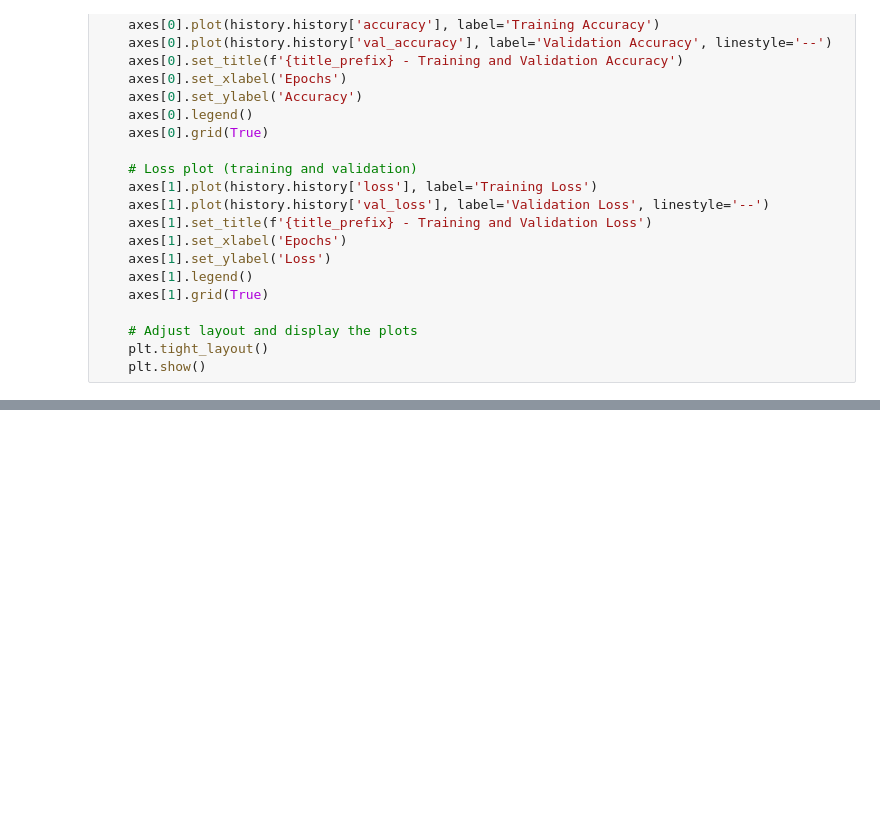
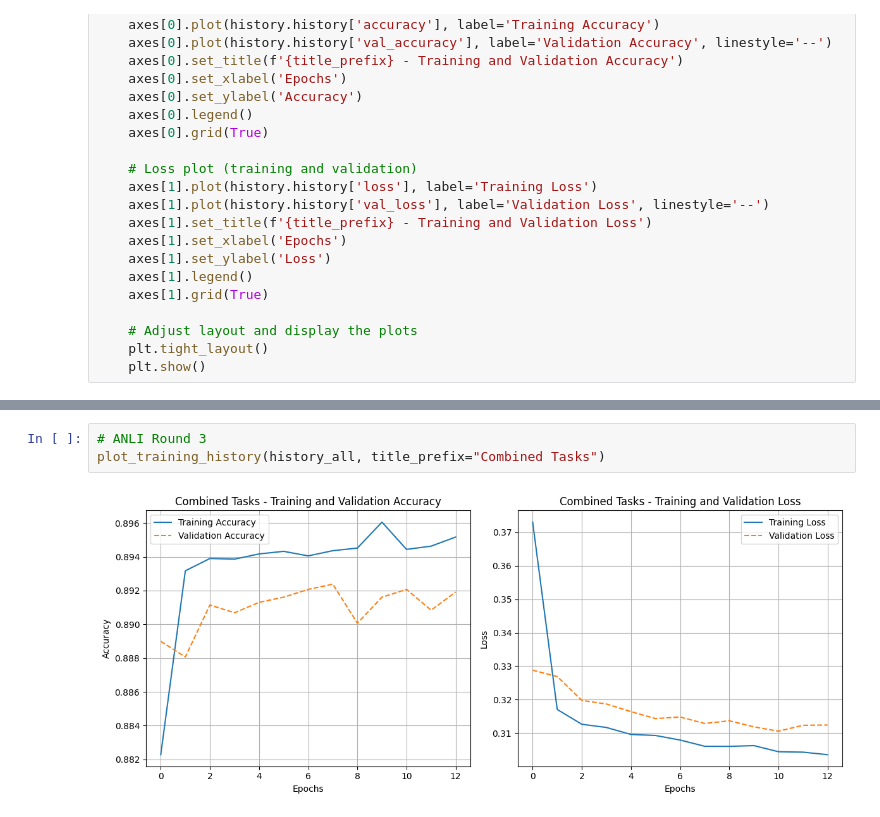
Before and after one commit to ssoulis/My_Thesis, a Jupyter notebook: NLI/Hybrid_Ensemble/ensemble-hybrid-stacking-bma-weightedvote.ipynb, the cells around one changed output, grey strips where cells are left out. Drawn from its saved outputs; the diff is of its cells as text; blank space fills up the shorter version.

```diff
--- a/NLI/Hybrid_Ensemble/ensemble-hybrid-stacking-bma-weightedvote.ipynb
+++ b/NLI/Hybrid_Ensemble/ensemble-hybrid-stacking-bma-weightedvote.ipynb
@@ -906,0 +891,5 @@ Test accuracy on Combined Tasks: 0.8934565186500549
+# %%
+# ANLI Round 3
+plot_training_history(history_all, title_prefix="Combined Tasks")
+# %% [output]
+[figure, added]
```
Also changed, not shown: parts of 14 cells of this notebook, 1 other file.
